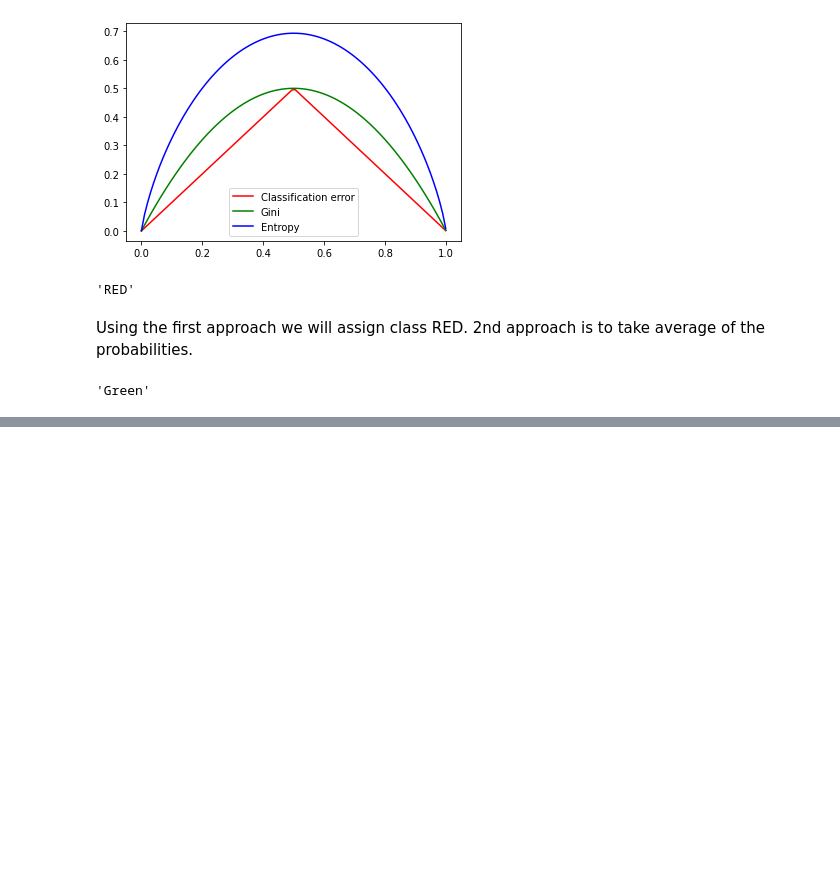
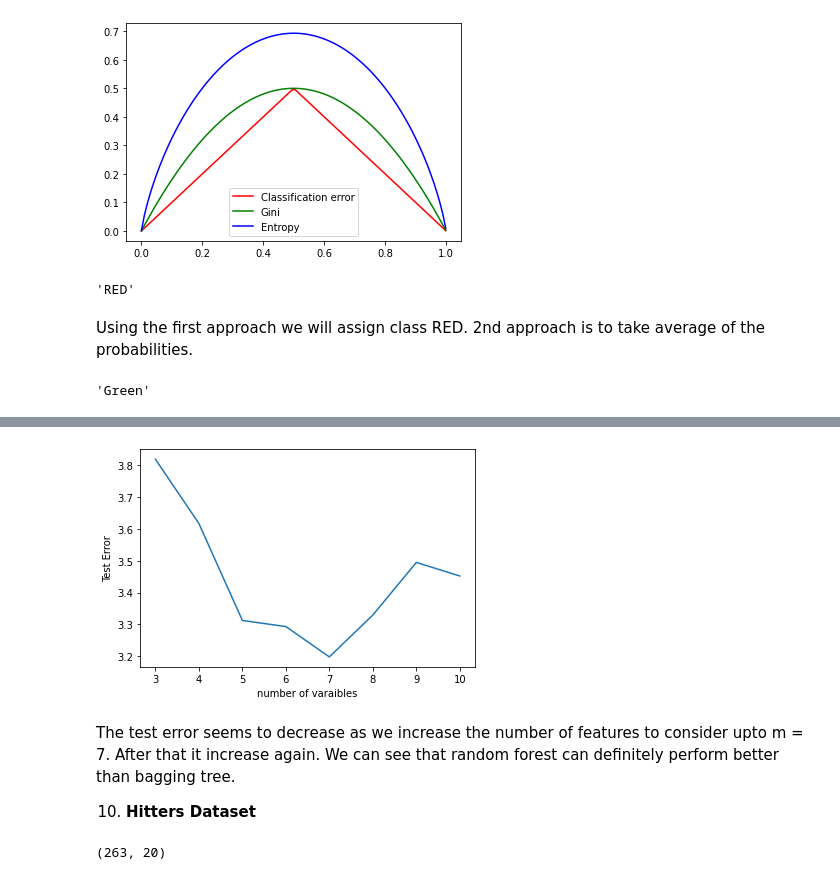
Before and after one commit to atystats/ISLR_Notes_codes, a Jupyter notebook: Chapter 8.ipynb, the cells around one changed output, grey strips where cells are left out. Drawn from its saved outputs; the diff is of its cells as text; code cells hidden in the pictures; blank space fills up the shorter version.

```diff
--- a/Chapter 8.ipynb
+++ b/Chapter 8.ipynb
@@ -478,0 +532,27 @@ Using the first approach we will assign class Green.
+# %%
+test_error = list()
+for i in list(range(3,11)):
+    RF_reg = RandomForestRegressor(n_estimators = 100, max_features = i,
+                                       min_samples_leaf = 5, min_samples_split = 5).fit(X_train, y_train)
+    test_error.append(mean_squared_error(y_test, RF_reg.predict(X_test)))
+# %%
+plt.plot(range(3,11), test_error)
+plt.xlabel("number of varaibles"); plt.ylabel("Test Error")
+plt.show()
+# %% [output]
+[figure, added]
+# %% [markdown]
+The test error seems to decrease as we increase the number of features to consider upto m = 7. After that it increase again. We can see that random forest can definitely perform better than bagging tree.
+
+10. __Hitters Dataset__
+# %%
+url = "https://raw.githubusercontent.com/atystats/ISLR_Notes_codes/master/Datasets/Hitters.csv"
+Hitters = pd.read_csv(url)
+Hitters = Hitters[Hitters["Salary"].isna() == False]
+Hitters["Salary"] = np.log(Hitters.Salary)
+Hitters["League"] = pd.factorize(Hitters.League)[0]
+Hitters["Division"] = pd.factorize(Hitters.Division)[0]
+Hitters["NewLeague"] = pd.factorize(Hitters.NewLeague)[0]
+Hitters.shape
+# %% [output]
+(263, 20)
```
Also changed, not shown: parts of 10 cells of this notebook.
